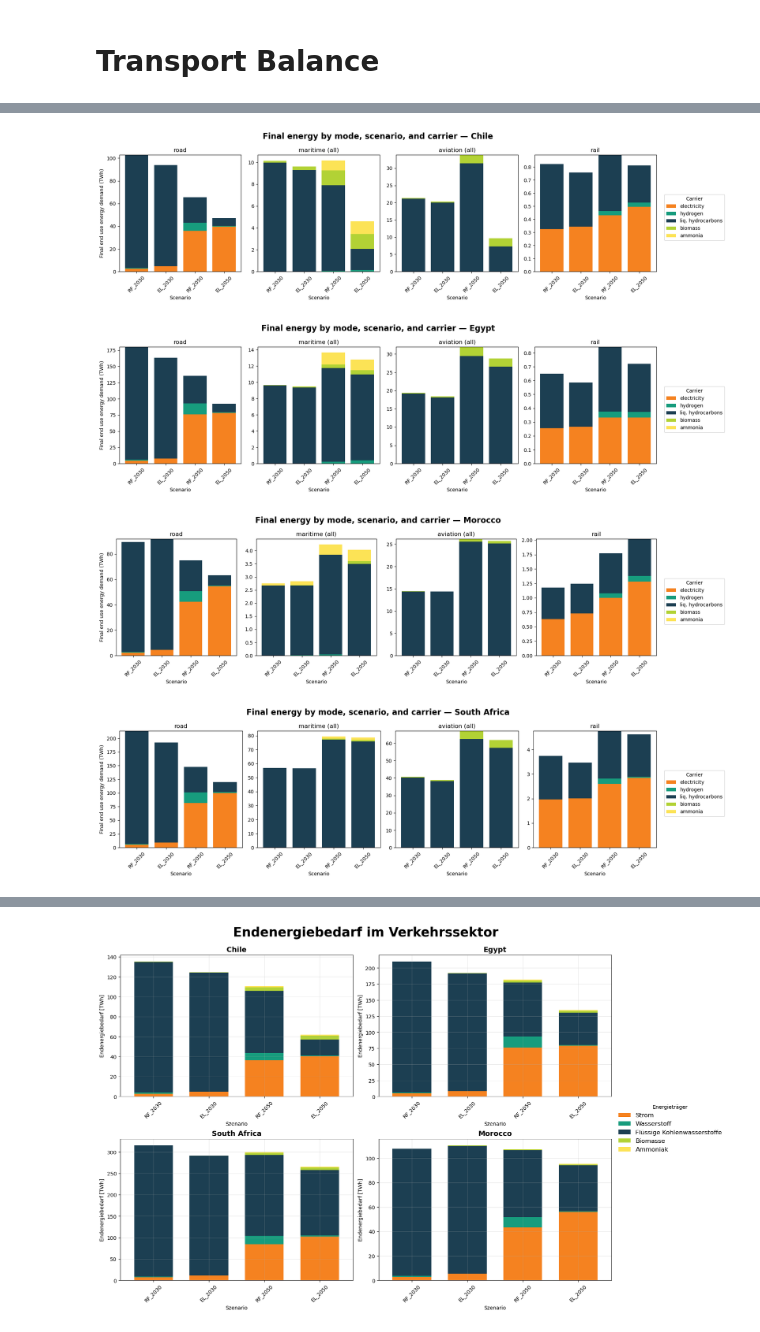
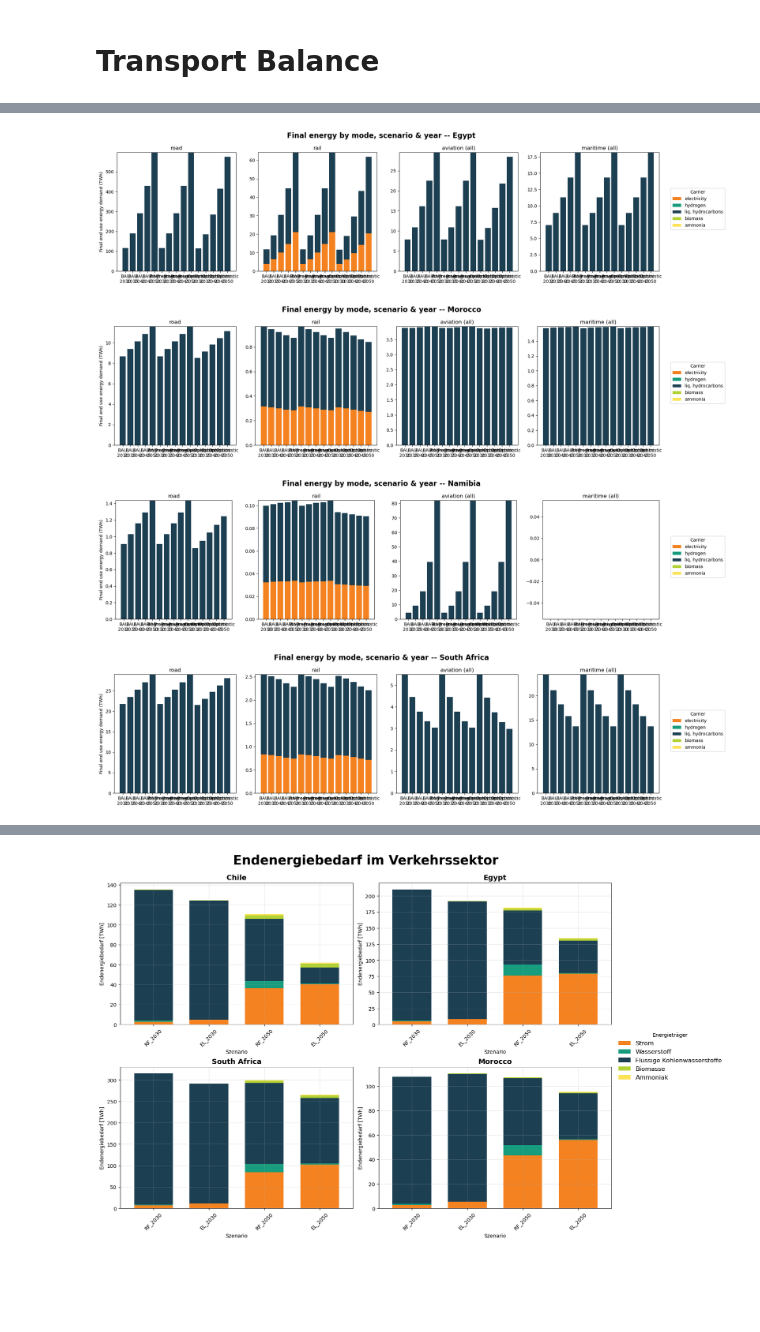
Before and after one commit to ljansen-iee/SEED, a Jupyter notebook: plots/transport_graphs.ipynb, the cells around one changed output, grey strips where cells are left out. Cells and saved outputs as stored; diff of their text form; code cells hidden in the pictures; blank space fills up the shorter version.

```diff
--- a/plots/transport_graphs.ipynb
+++ b/plots/transport_graphs.ipynb
@@ -211,37 +207,62 @@ figs = plot_per_country(long_df_grouped_sum)
 # %%
+mode_order = ["road", "rail", "aviation (all)", "maritime (all)"]
+carrier_order = ["electricity", "hydrogen", "liq. hydrocarbons", "biomass", "ammonia"]
+country_dic = {
+    "MA": "Morocco", "EG": "Egypt", "ZA": "South Africa", "NA": "Namibia",
+    "Morocco": "Morocco", "Egypt": "Egypt", "South Africa": "South Africa", "Namibia": "Namibia",
+}
 
-mode_order = ["road", "maritime (all)", "aviation (all)", "rail"]
-carrier_order = ['electricity', 'hydrogen', 'liq. hydrocarbons', 'biomass', 'ammonia']
-scenario_order = ['RF_2030', 'EL_2030', 'RF_2050', 'EL_2050']
-country_dic = {"CL":"Chile","EG":"Egypt","MA":"Morocco","ZA":"South Africa"}
-
+scenario_base = ["Historic", "BAU", "Progressive", "Optimistic"]
+scenario_year_order = [
+    f"{sc}_{yr}"
+    for sc in scenario_base
+    for yr in sorted(long_df_grouped_sum["year"].unique())
+    if f"{sc}_{yr}" in set(long_df_grouped_sum["scenario_year"])
+]
 
 for cty, d in long_df_grouped_sum.groupby("country"):
     full_name = country_dic.get(cty, cty)
-    fig, axs = plt.subplots(1, len(mode_order), figsize=(16, 5), sharey=False)
+    fig, axs = plt.subplots(1, len(mode_order), figsize=(18, 5), sharey=False)
     for i, mode in enumerate(mode_order):
         ax = axs[i]
-        d_mode = d[d["mode_grouped"] == mode]
-        d_mode = d_mode.copy()
-        d_mode['scenario'] = pd.Categorical(d_mode['scenario'], categories=scenario_order, ordered=True)
-        pivot = d_mode.pivot_table(index='scenario', columns='carrier', values='value', aggfunc='sum', observed=False).fillna(0)
-        bottom = None
+        d_mode = d[d["mode_grouped"] == mode].copy()
+        d_mode["scenario_year"] = pd.Categorical(
+            d_mode["scenario_year"], categories=scenario_year_order, ordered=True
+        )
+        pivot = d_mode.pivot_table(
+            index="scenario_year", columns="carrier", values="value", aggfunc="sum", observed=False
+        ).fillna(0)
         for carrier in carrier_order:
-            values = pivot[carrier] if carrier in pivot.columns else [0]*len(pivot)
-            ax.bar(pivot.index, values, bottom=bottom, color=transport_colors.get(carrier, "#cccccc"), label=carrier)
-            bottom = values if bottom is None else bottom + values
+            if carrier not in pivot.columns:
+                pivot[carrier] = 0
+        pivot = pivot[carrier_order]
+        pivot.index = [lbl.replace("_", "\n") for lbl in pivot.index]
+
+        bottom = np.zeros(len(pivot.index))
+        for carrier in carrier_order:
+            values = pivot[carrier].values
+            ax.bar(
+                pivot.index,
+                values,
+                bottom=bottom,
+                color=transport_colors.get(carrier, "#cccccc"),
+                label=carrier,
+            )
+            bottom += values
+
         ax.set_title(mode)
-        ax.set_xlabel('Scenario')
+        ax.set_xlabel("")
         if i == 0:
-            ax.set_ylabel('Final end use energy demand (TWh)')
-        ax.tick_params(axis='x', rotation=45)
-    fig.suptitle(f"Final energy by mode, scenario, and carrier — {full_name}", fontsize=16, weight='bold')
-    fig.legend(carrier_order, title="Carrier", loc='center left', bbox_to_anchor=(1.0, 0.5))
+            ax.set_ylabel("Final end use energy demand (TWh)")
+        ax.tick_params(axis="x", rotation=0)
+
+    fig.suptitle(f"Final energy by mode, scenario & year -- {full_name}", fontsize=16, weight="bold")
+    fig.legend(carrier_order, title="Carrier", loc="center left", bbox_to_anchor=(1.0, 0.5))
     plt.tight_layout()
     plt.show()
 # %% [output]
-[figure, old version]
+[figure, new version]
-[figure, old version]
+[figure, new version]
-[figure, old version]
+[figure, new version]
-[figure, old version]
+[figure, new version]
 # %%
```
Also changed, not shown: parts of 4 cells of this notebook, 9 other files.
